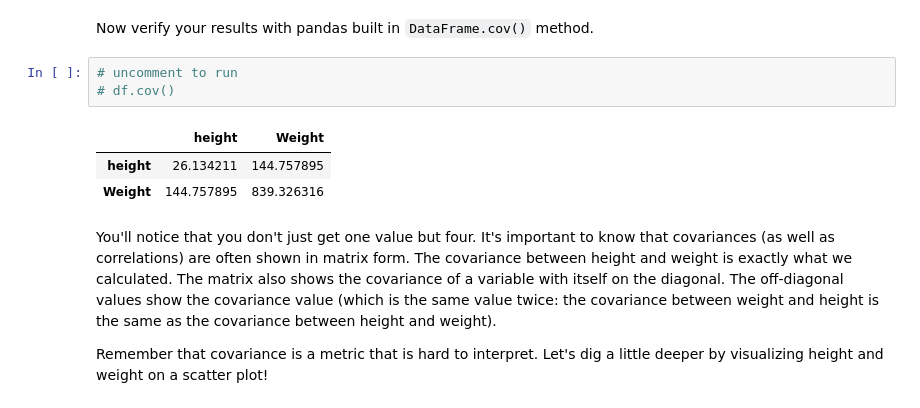
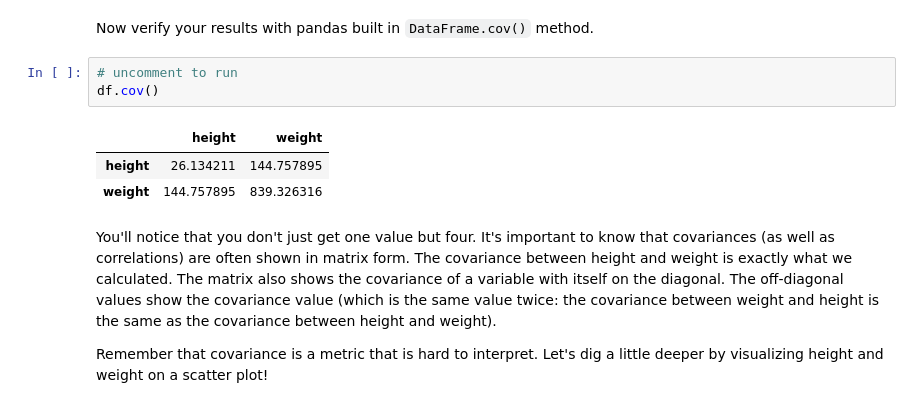
Before and after one commit to TimMango/dsc-correlation-covariance-lab-dc-ds-career-042219, a Jupyter notebook: index.ipynb, the cells around one changed output. Drawn from its saved outputs; the diff is of its cells as text.

```diff
--- a/index.ipynb
+++ b/index.ipynb
@@ -189,11 +189,11 @@ covariance(df['height'], df['weight'])
 Now verify your results with pandas built in `DataFrame.cov()` method.
 # %%
 # uncomment to run
-# df.cov()
+df.cov()
 # %% [output]
-|  | height | Weight |
+|  | height | weight |
 | height | 26.134211 | 144.757895 |
-| Weight | 144.757895 | 839.326316 |
+| weight | 144.757895 | 839.326316 |
 # %% [markdown]
 You'll notice that you don't just get one value but four. It's important to know that covariances (as well as correlations) are often shown in matrix form. The covariance between height and weight is exactly what we calculated. The matrix also shows the covariance of a variable with itself on the diagonal. The off-diagonal values show the covariance value (which is the same value twice: the covariance between weight and height is the same as the covariance between height and weight).
 
```
